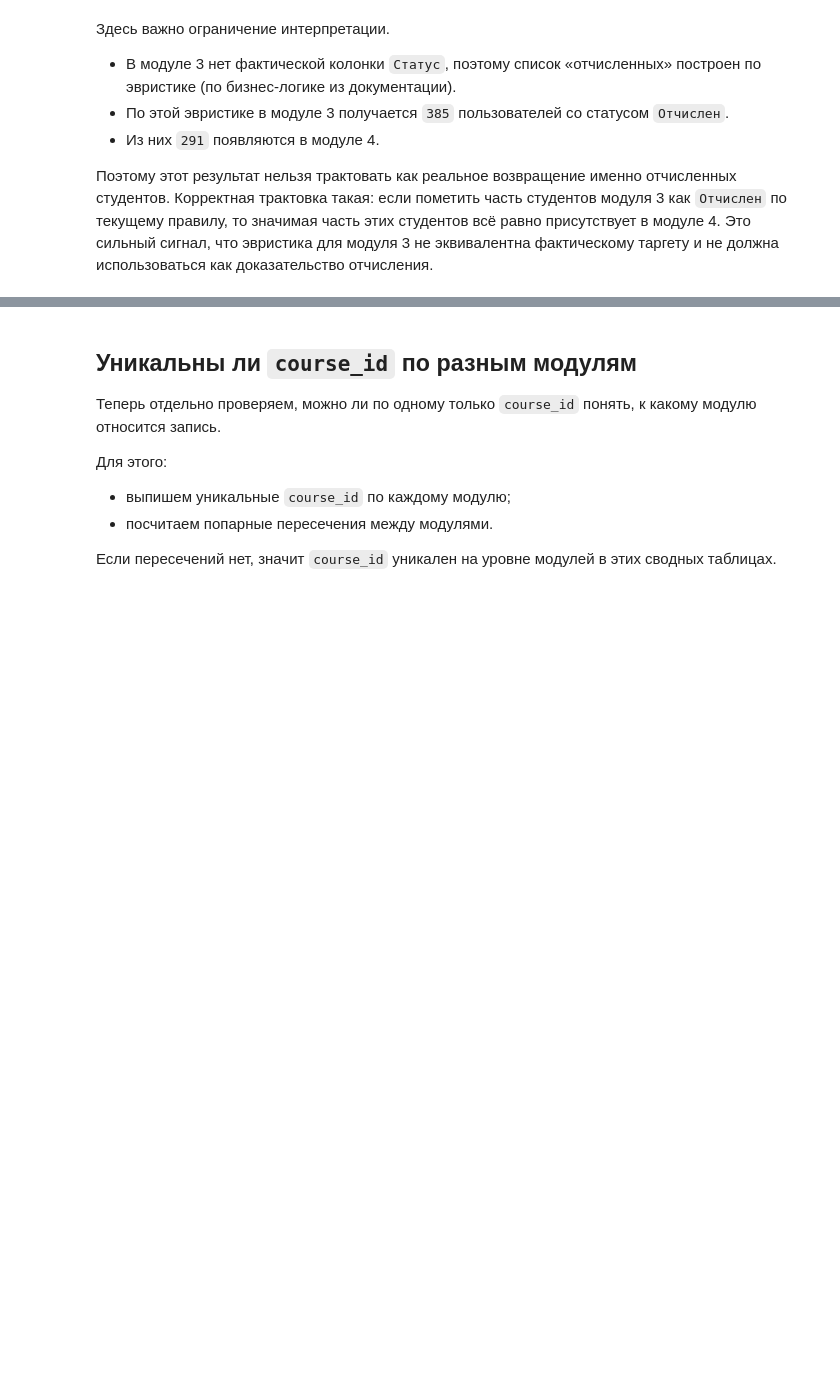
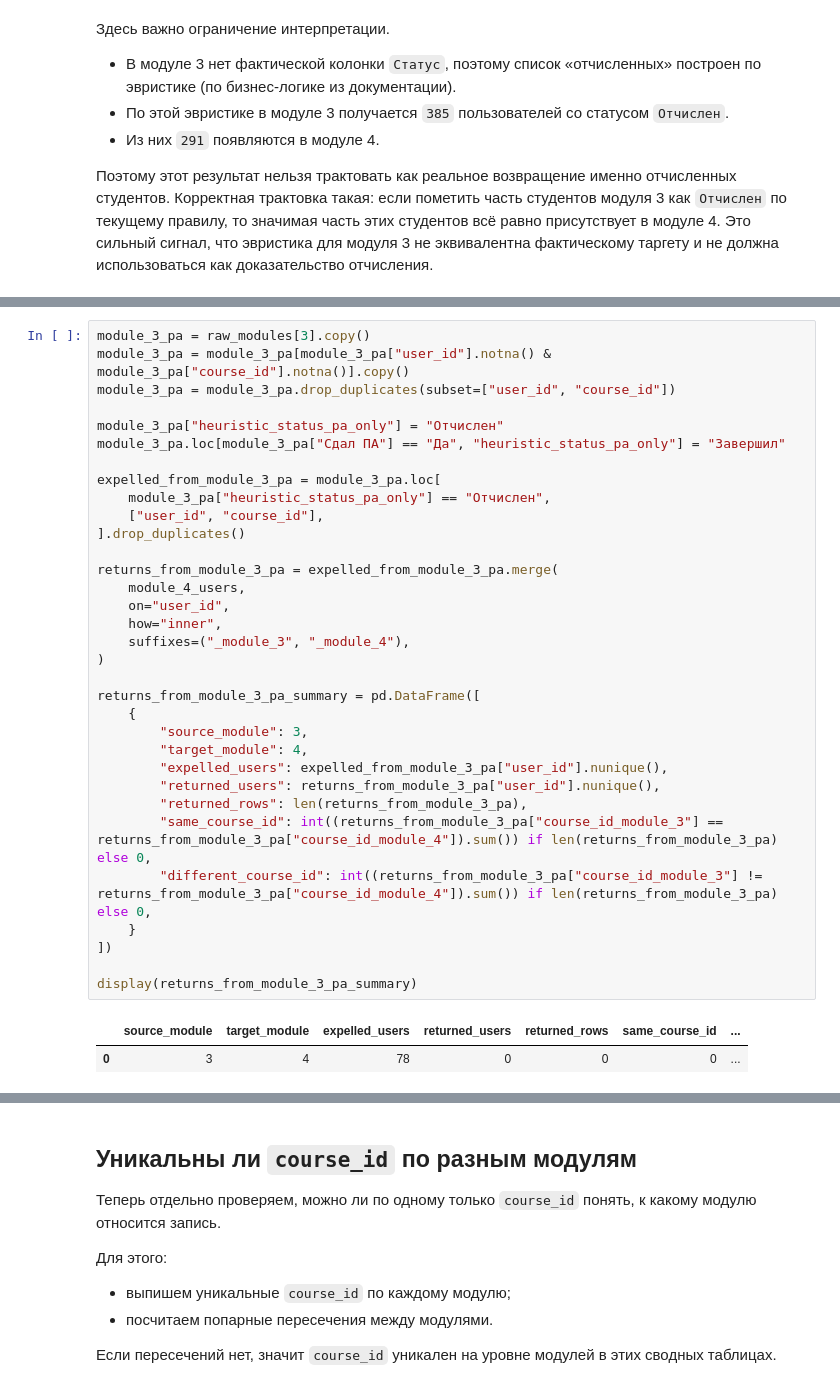
Before and after one commit to mariyakukhtinova-sys/hackaton_mipt_ds_25, a Jupyter notebook: modules/user_vs_user_course_hypothesis.ipynb, the cells around one changed output, grey strips where cells are left out. Saved outputs shown, nothing was run; the diff lists cells and outputs as text; blank space fills up the shorter version.

```diff
--- a/modules/user_vs_user_course_hypothesis.ipynb
+++ b/modules/user_vs_user_course_hypothesis.ipynb
@@ -351,0 +361,36 @@ display(returns_from_module_3_summary)
+# %%
+module_3_pa = raw_modules[3].copy()
+module_3_pa = module_3_pa[module_3_pa["user_id"].notna() & module_3_pa["course_id"].notna()].copy()
+module_3_pa = module_3_pa.drop_duplicates(subset=["user_id", "course_id"])
+
+module_3_pa["heuristic_status_pa_only"] = "Отчислен"
+module_3_pa.loc[module_3_pa["Сдал ПА"] == "Да", "heuristic_status_pa_only"] = "Завершил"
+
+expelled_from_module_3_pa = module_3_pa.loc[
+    module_3_pa["heuristic_status_pa_only"] == "Отчислен",
+    ["user_id", "course_id"],
+].drop_duplicates()
+
+returns_from_module_3_pa = expelled_from_module_3_pa.merge(
+    module_4_users,
+    on="user_id",
+    how="inner",
+    suffixes=("_module_3", "_module_4"),
+)
+
+returns_from_module_3_pa_summary = pd.DataFrame([
+    {
+        "source_module": 3,
+        "target_module": 4,
+        "expelled_users": expelled_from_module_3_pa["user_id"].nunique(),
+        "returned_users": returns_from_module_3_pa["user_id"].nunique(),
+        "returned_rows": len(returns_from_module_3_pa),
+        "same_course_id": int((returns_from_module_3_pa["course_id_module_3"] == returns_from_module_3_pa["course_id_module_4"]).sum()) if len(returns_from_module_3_pa) else 0,
+        "different_course_id": int((returns_from_module_3_pa["course_id_module_3"] != returns_from_module_3_pa["course_id_module_4"]).sum()) if len(returns_from_module_3_pa) else 0,
+    }
+])
+
+display(returns_from_module_3_pa_summary)
+# %% [output]
+|  | source_module | target_module | expelled_users | returned_users | returned_rows | same_course_id | ... |
+| 0 | 3 | 4 | 78 | 0 | 0 | 0 | ... |
```
Also changed, not shown: parts of 3 cells of this notebook, 2 other files.
